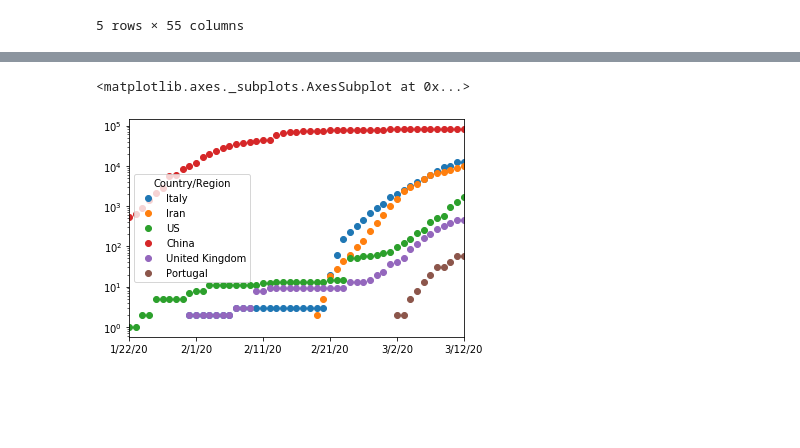
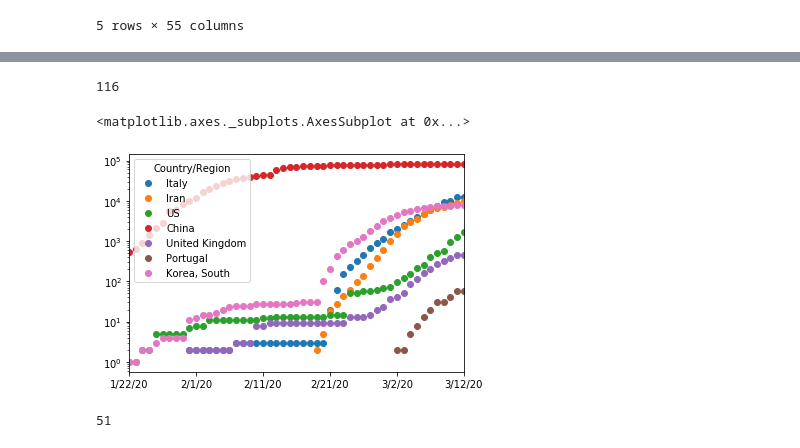
Before and after one commit to ghego/COVID-19-analyses, a Jupyter notebook: notebooks/EDA.ipynb, the cells around one changed output, grey strips where cells are left out. Drawn from its saved outputs; the diff is of its cells as text; code cells hidden in the pictures; blank space fills up the shorter version.

Commit message:
lots of charts

```diff
--- a/notebooks/EDA.ipynb
+++ b/notebooks/EDA.ipynb
@@ -27,5 +41,13 @@ Index(['Afghanistan', 'Albania', 'Algeria', 'Andorra', 'Argentina', 'Armenia',
+# %%
+len(countries)
+# %% [output]
+116
 # %%
-dfcountries[['Italy', 'Iran', 'US', 'China', 'United Kingdom', 'Portugal']].plot(style='o', logy=True)
+dfcountries[['Italy', 'Iran', 'US', 'China', 'United Kingdom', 'Portugal', 'Korea, South']].plot(style='o', logy=True)
 # %% [output]
 <matplotlib.axes._subplots.AxesSubplot at 0x...>
-[figure, old version]
+[figure, new version]
+# %%
+len(dfcountries)
+# %% [output]
+51
```
Also changed, not shown: parts of 12 cells of this notebook.
